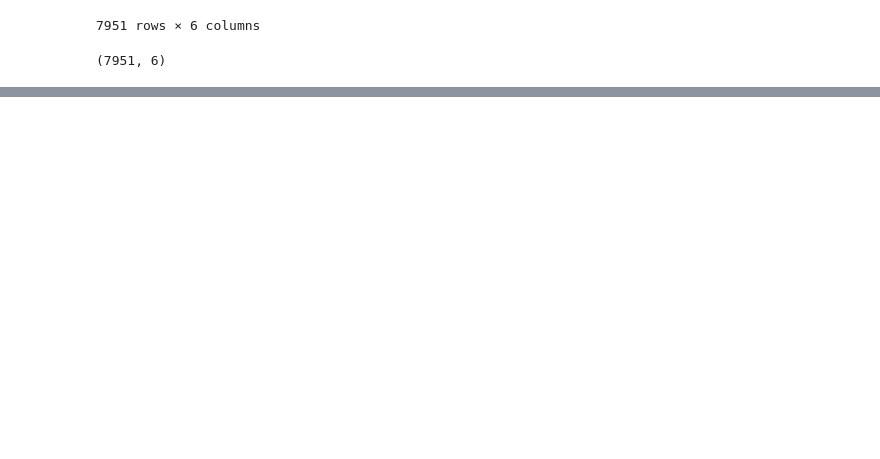
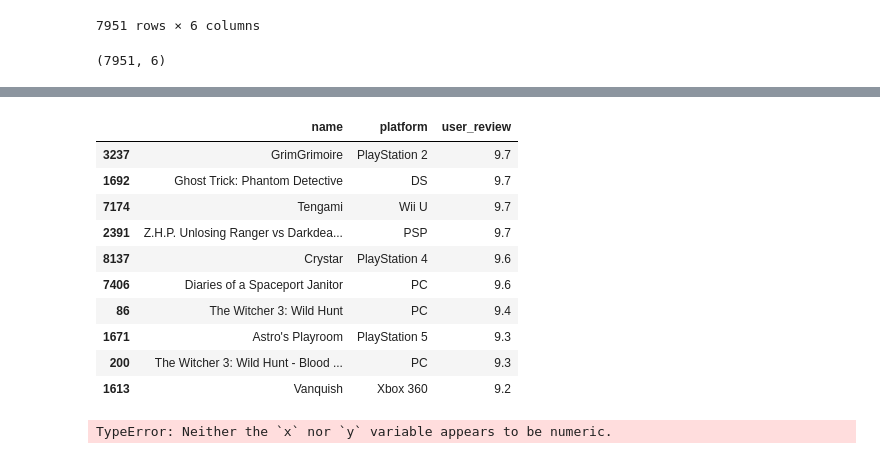
Before and after one commit to HopeHodges99/Videogame-Project, a Jupyter notebook: PreRecProjecg.ipynb, the cells around one changed output, grey strips where cells are left out. Saved outputs shown, nothing was run; the diff lists cells and outputs as text; code cells hidden in the pictures; blank space fills up the shorter version.

```diff
--- a/PreRecProjecg.ipynb
+++ b/PreRecProjecg.ipynb
@@ -156,0 +190,16 @@ Df5.shape
+# %%
+tpur = Df5[['name', 'platform', 'user_review']].sort_values('user_review', ascending = False)[:10]
+tpur["user_review"] = tpur["user_review"].apply(pd.to_numeric)
+tpur
+# %% [output]
+|  | name | platform | user_review |
+| 3237 | GrimGrimoire | PlayStation 2 | 9.7 |
+| 1692 | Ghost Trick: Phantom Detective | DS | 9.7 |
+| 7174 | Tengami | Wii U | 9.7 |
+| 2391 | Z.H.P. Unlosing Ranger vs Darkdea... | PSP | 9.7 |
+| 8137 | Crystar | PlayStation 4 | 9.6 |
+| 7406 | Diaries of a Spaceport Janitor | PC | 9.6 |
+| 86 | The Witcher 3: Wild Hunt | PC | 9.4 |
+| 1671 | Astro's Playroom | PlayStation 5 | 9.3 |
+| 200 | The Witcher 3: Wild Hunt - Blood ... | PC | 9.3 |
+| 1613 | Vanquish | Xbox 360 | 9.2 |
@@ -156,0 +209,14 @@ Df5.shape
+# %%
+fig, (ax1, ax2) = plt.subplots(2, 1, figsize = (16, 8))
+
+ax1.set_title('Top 10 games per Metascore')
+ax1.set_xlim(95, 100)
+sns.barplot(y = 'name', x = 'meta_score', data = df, ax = ax1, palette = 'flare');
+
+ax2.set_title('Top 10 games per User Review')
+ax2.set_xlim(9.3, 9.8)
+sns.barplot(y = 'name', x = 'user_review', data = df, ax = ax2, palette = 'crest')
+
+plt.tight_layout(pad = 2)
+# %% [output]
+TypeError: Neither the `x` nor `y` variable appears to be numeric.
```
Also changed, not shown: parts of 10 cells of this notebook.
